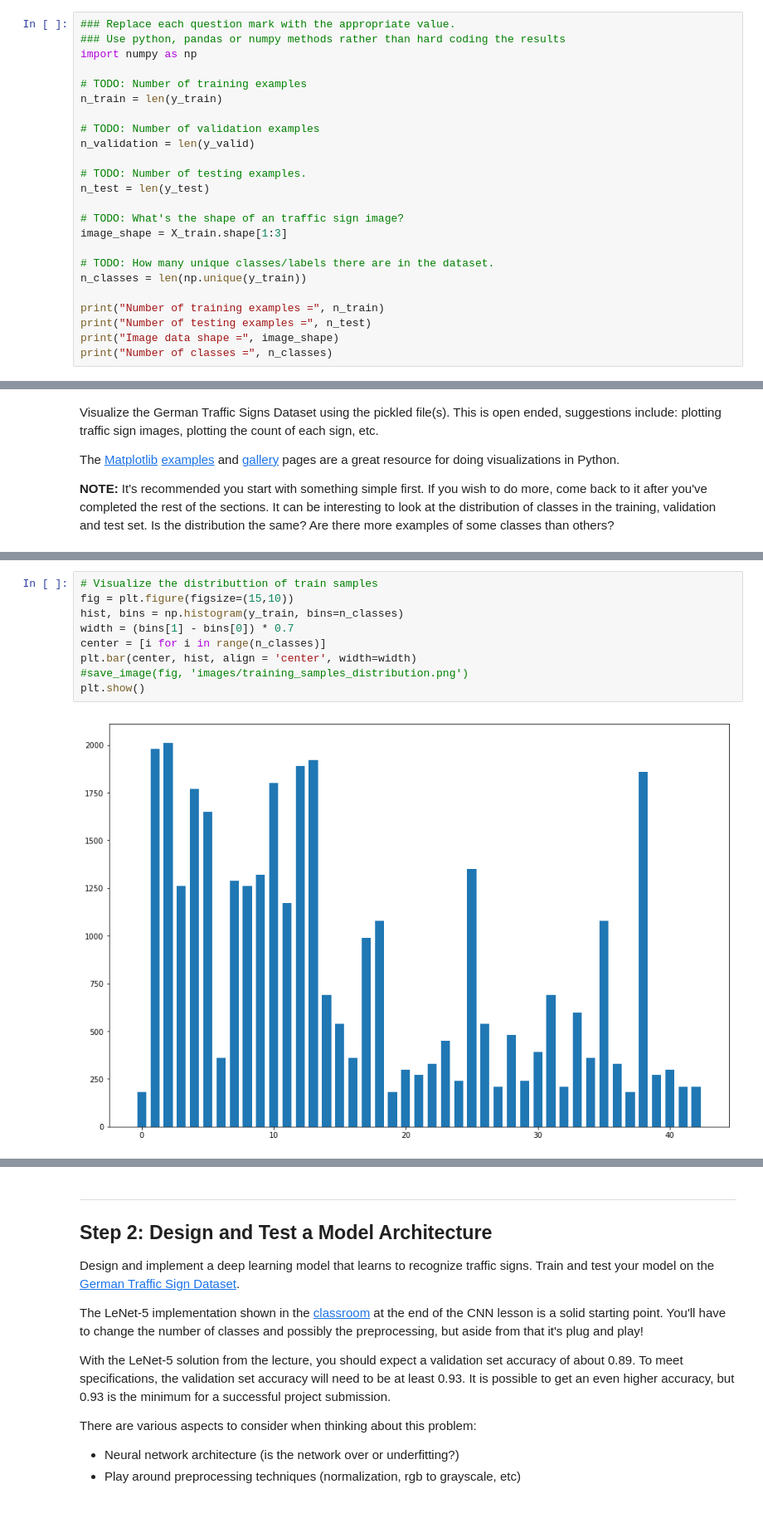
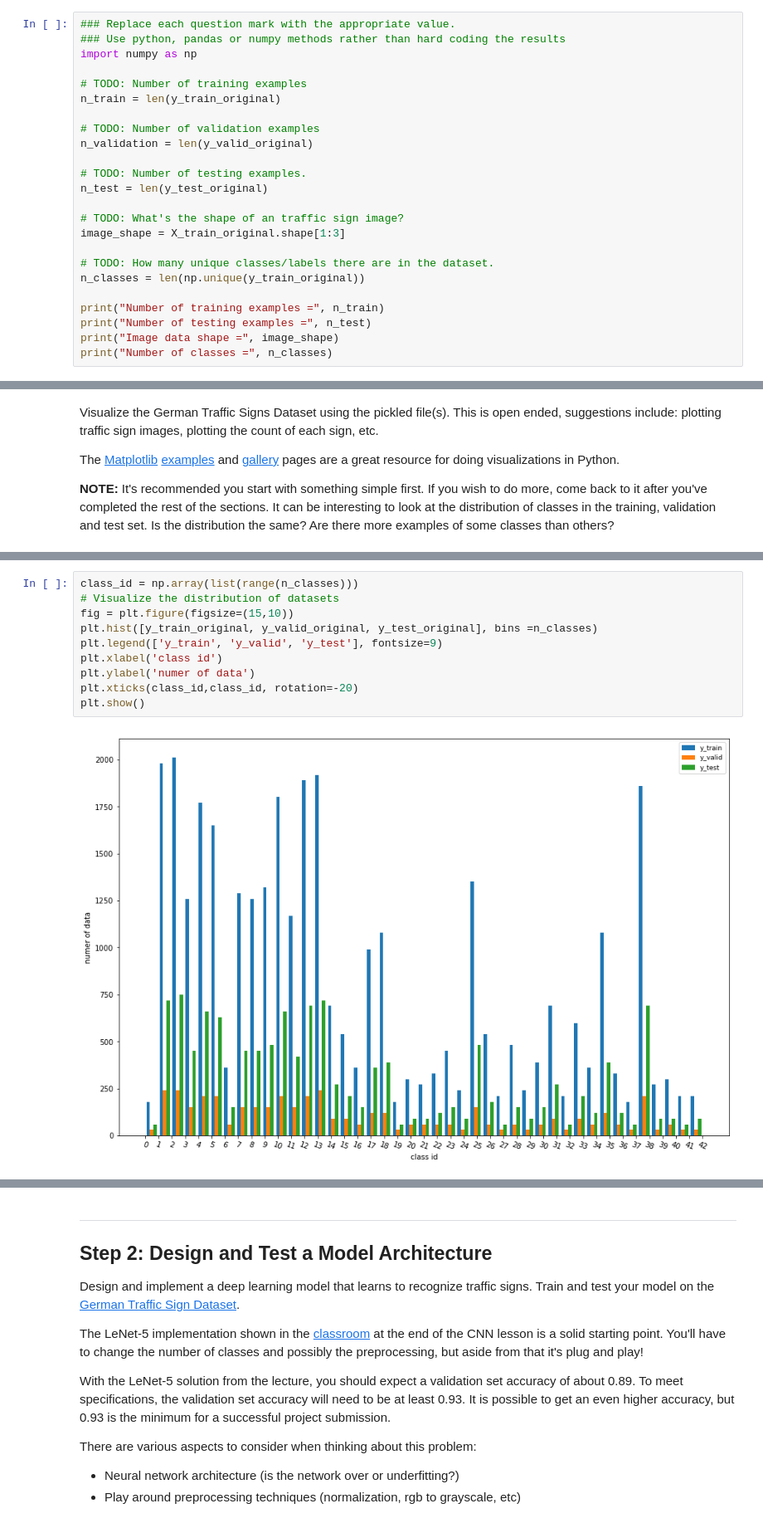
Before and after one commit to Tsuihao/CarND-Traffic-Sign-Classifier-Project, a Jupyter notebook: Traffic_Sign_Classifier.ipynb, the cells around one changed output, grey strips where cells are left out. Shown: that part at 83% size. Drawn from its saved outputs; the diff is of its cells as text.

```diff
--- a/Traffic_Sign_Classifier.ipynb
+++ b/Traffic_Sign_Classifier.ipynb
@@ -68,19 +63,19 @@ Complete the basic data summary below. Use python, numpy and/or pandas methods t
 import numpy as np
 
 # TODO: Number of training examples
-n_train = len(y_train)
+n_train = len(y_train_original)
 
 # TODO: Number of validation examples
-n_validation = len(y_valid)
+n_validation = len(y_valid_original)
 
 # TODO: Number of testing examples.
-n_test = len(y_test)
+n_test = len(y_test_original)
 
 # TODO: What's the shape of an traffic sign image?
-image_shape = X_train.shape[1:3]
+image_shape = X_train_original.shape[1:3]
 
 # TODO: How many unique classes/labels there are in the dataset.
-n_classes = len(np.unique(y_train))
+n_classes = len(np.unique(y_train_original))
 
 print("Number of training examples =", n_train)
 print("Number of testing examples =", n_test)
@@ -146,14 +141,15 @@ training_samples_rgb = visualize_dataset(X_train)
 #save_image(training_samples_rgb, 'images/training_samples_rgb.png')
 # %% [output]
 [figure]
-# %%
-# Visualize the distributtion of train samples
-fig = plt.figure(figsize=(15,10))
-hist, bins = np.histogram(y_train, bins=n_classes)
-width = (bins[1] - bins[0]) * 0.7
-center = [i for i in range(n_classes)]
-plt.bar(center, hist, align = 'center', width=width)
-#save_image(fig, 'images/training_samples_distribution.png')
-plt.show()
-# %% [output]
-[figure, removed]
+# %%
+class_id = np.array(list(range(n_classes)))
+# Visualize the distribution of datasets
+fig = plt.figure(figsize=(15,10))
+plt.hist([y_train_original, y_valid_original, y_test_original], bins =n_classes)
+plt.legend(['y_train', 'y_valid', 'y_test'], fontsize=9)
+plt.xlabel('class id')
+plt.ylabel('numer of data')
+plt.xticks(class_id,class_id, rotation=-20)
+plt.show()
+# %% [output]
+[figure, added]
```
Also changed, not shown: parts of 27 cells of this notebook, 18 other files.
